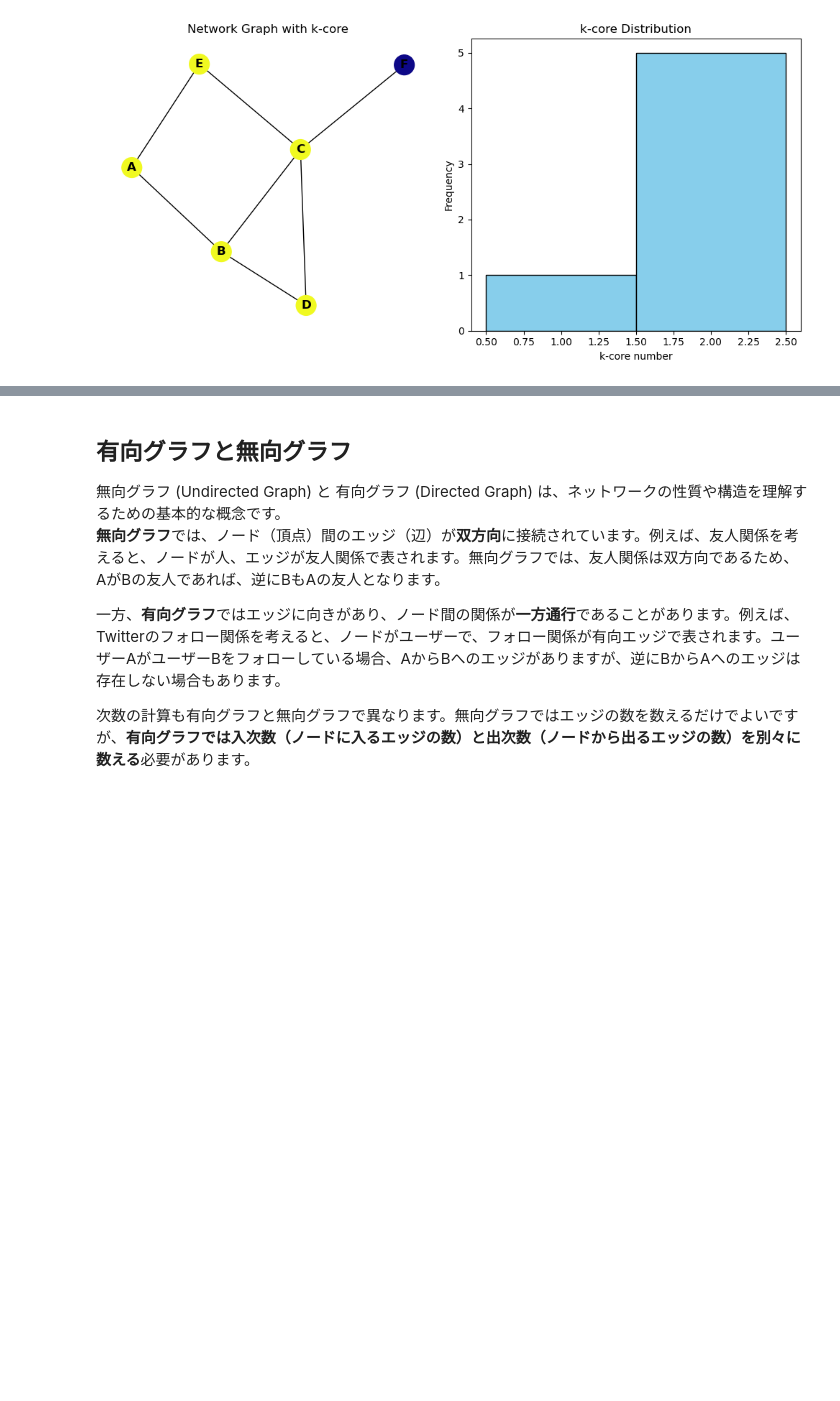
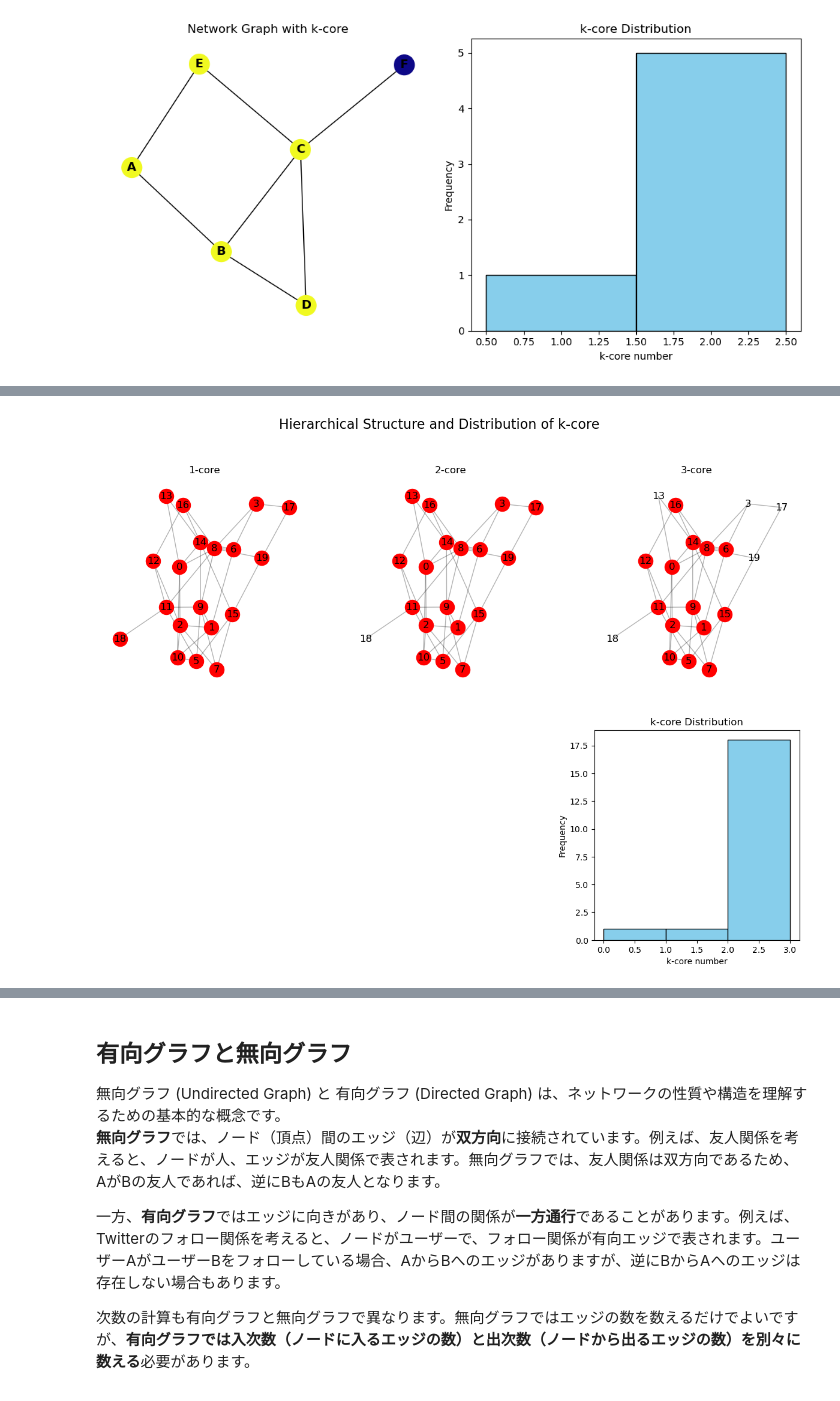
Before and after one commit to SUBARU3776/NetworkScience-Graphtheory-JP-, a Jupyter notebook: 2. グラフを作成しながら用語を学ぶ.ipynb, the cells around one changed output, grey strips where cells are left out. Cells and saved outputs as stored; diff of their text form; code cells hidden in the pictures; blank space fills up the shorter version.

```diff
--- a/2. グラフを作成しながら用語を学ぶ.ipynb
+++ b/2. グラフを作成しながら用語を学ぶ.ipynb
@@ -581,0 +585,37 @@ k-core numbers: {'A': 2, 'B': 2, 'C': 2, 'D': 2, 'E': 2, 'F': 1}
+# %%
+import networkx as nx
+import matplotlib.pyplot as plt
+
+# グラフの生成
+G = nx.erdos_renyi_graph(n=20, p=0.2, seed=42)
+
+# ノードのコア数を取得
+core_numbers = nx.core_number(G)
+
+# k-core の階層構造を表示するために k の値を変更しながら描画
+plt.figure(figsize=(15, 10))
+
+max_core = max(core_numbers.values())
+for k in range(1, max_core + 1):
+    plt.subplot(2, 3, k)
+    k_core = nx.k_core(G, k=k)
+
+    pos = nx.spring_layout(G, seed=42)
+    nx.draw_networkx_edges(G, pos, alpha=0.3)
+    nx.draw_networkx_nodes(G, pos, nodelist=k_core.nodes(), node_color='red', node_size=300, label=f'{k}-core')
+    nx.draw_networkx_labels(G, pos)
+
+    plt.title(f"{k}-core", fontsize=12)
+    plt.axis('off')
+
+# 最後に k-core 分布のヒストグラムを作成
+plt.subplot(2, 3, 6)
+plt.hist(core_numbers.values(), bins=max_core, color='skyblue', edgecolor='black')
+plt.title("k-core Distribution")
+plt.xlabel("k-core number")
+plt.ylabel("Frequency")
+
+plt.suptitle("Hierarchical Structure and Distribution of k-core", fontsize=16)
+plt.show()
+# %% [output]
+[figure, added]
```
Also changed, not shown: parts of 3 cells of this notebook.
